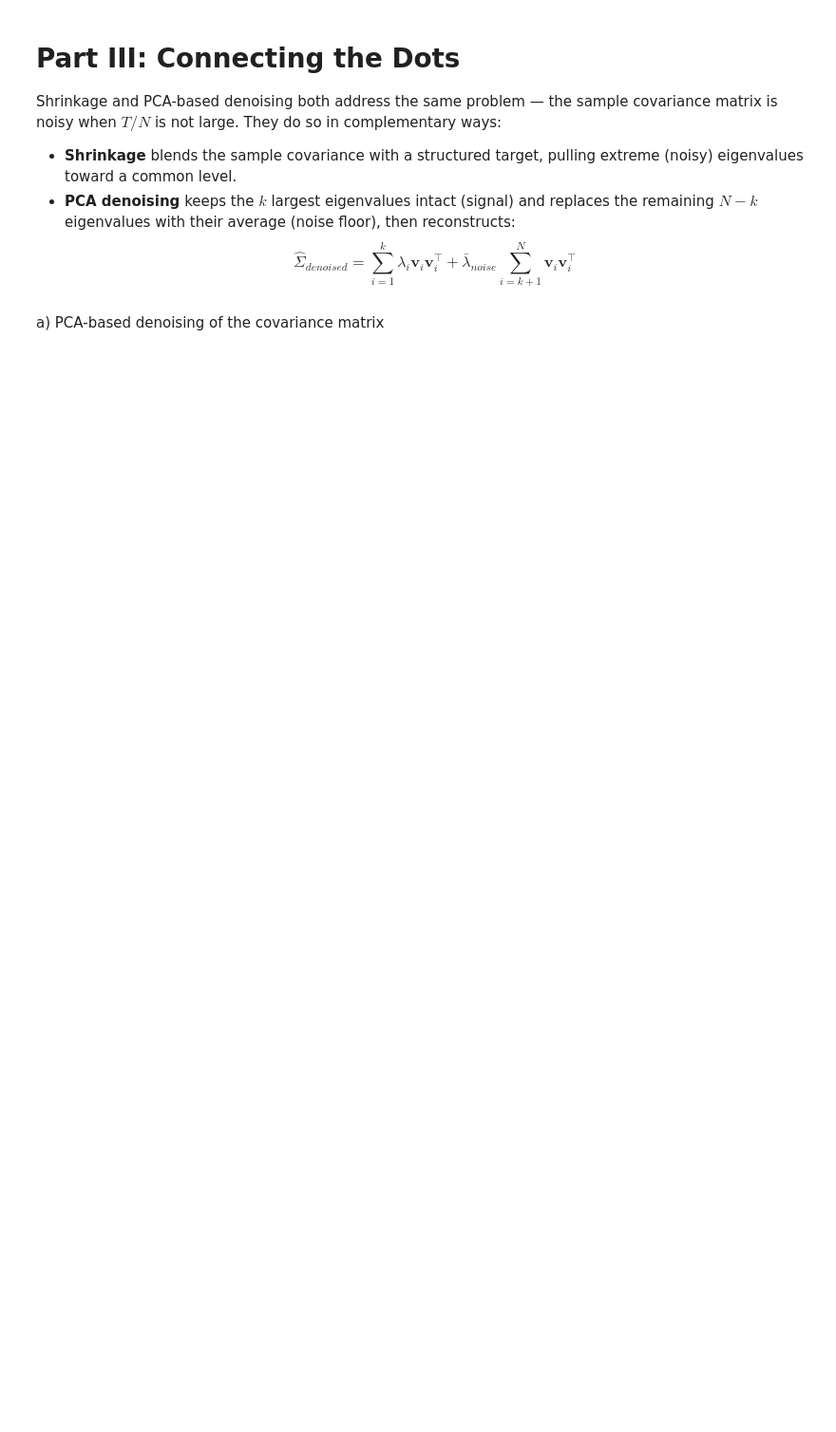
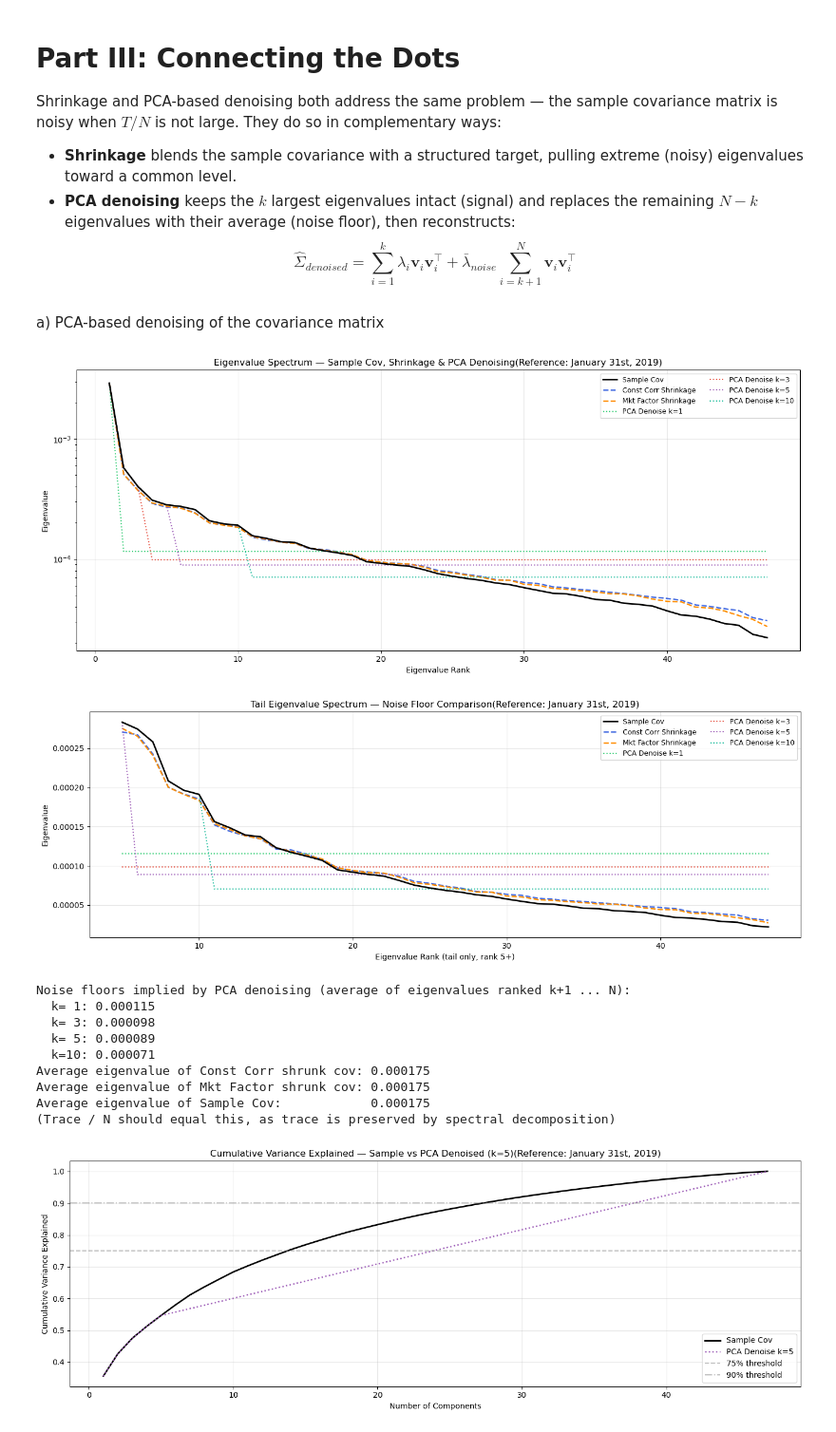
Before and after one commit to FiloCava03/Laboratory_3-, a Jupyter notebook: ex3_notebook.ipynb, the cells around one changed output. Shown at 95% size. Cells and saved outputs as stored; diff of their text form; code cells hidden in the pictures; blank space fills up the shorter version.

```diff
--- a/ex3_notebook.ipynb
+++ b/ex3_notebook.ipynb
@@ -936,10 +921,7 @@ a) PCA-based denoising of the covariance matrix
 # %%
 # Part III: Connecting the Dots
 # Reference date: January 31st, 2019
-# We study how PCA-based denoising relates to shrinkage methods by comparing
-# their eigenvalue spectra. We let k (number of retained PCs) vary in {1, 3, 5, 10}.
 
-import matplotlib.gridspec as gridspec
 
 target_date = pd.Timestamp("2019-01-31").date()
 k_values = [1, 3, 5, 10]
@@ -974,9 +956,8 @@ for k in k_values:
     _, denoised_eig = pca_denoise_covariance(sample_cov_np, k)
     denoised_eig_vals_per_k[k] = denoised_eig
 
-# -----------------------------------------------------------------------
 # Plot 1: Eigenvalue spectrum comparison across methods
-# -----------------------------------------------------------------------
+
 fig, ax = plt.subplots(figsize=(14, 6))
 
 component_idx = np.arange(1, N + 1)
@@ -1001,10 +982,9 @@ ax.grid(alpha=0.3)
 plt.tight_layout()
 plt.show()
 
-# -----------------------------------------------------------------------
 # Plot 2: Zoom on the tail of the spectrum (eigenvalues ranked 5 onwards)
 # to highlight how noise eigenvalues are treated differently
-# -----------------------------------------------------------------------
+
 fig, ax = plt.subplots(figsize=(14, 5))
 
 ax.plot(component_idx[4:], sample_eig_vals[4:], label="Sample Cov",
@@ -1026,10 +1006,10 @@ ax.grid(alpha=0.3)
 plt.tight_layout()
 plt.show()
 
-# -----------------------------------------------------------------------
+
 # Plot 3: For each k, show the noise floor implied by PCA denoising
 # vs the average noise eigenvalue of each shrinkage method
-# -----------------------------------------------------------------------
+
 pca_noise_floors = {k: np.mean(sample_eig_vals[k:]) for k in k_values}
 
 print("Noise floors implied by PCA denoising (average of eigenvalues ranked k+1 ... N):")
@@ -1039,59 +1019,50 @@ for k, floor in pca_noise_floors.items():
 print(f"Average eigenvalue of Const Corr shrunk cov: {const_corr_eig_vals.mean():.6f}")
 print(f"Average eigenvalue of Mkt Factor shrunk cov: {mkt_factor_eig_vals.mean():.6f}")
 print(f"Average eigenvalue of Sample Cov:            {sample_eig_vals.mean():.6f}")
-print(f"(Trace / N should equal this, as trace is preserved by spectral decomposition)")
 
-# -----------------------------------------------------------------------
 # Variance explained — sample vs denoised (k=5 as example)
-# -----------------------------------------------------------------------
+
 cum_var_sample = np.cumsum(sample_eig_vals) / sample_eig_vals.sum()
 cum_var_denoised_k5 = np.cumsum(sorted(denoised_eig_vals_per_k[5], reverse=True)) / denoised_eig_vals_per_k[5].sum()
 
 fig, ax = plt.subplots(figsize=(14, 5))
 ax.plot(component_idx, cum_var_sample, label="Sample Cov", linewidth=2, color="black")
 ax.plot(component_idx, cum_var_denoised_k5, label="PCA Denoise k=5",
         linewidth=1.8, linestyle=":", color="#9b59b6")
 ax.axhline(0.75, color="grey", linestyle="--", alpha=0.5, label="75% threshold")
 ax.axhline(0.90, color="grey", linestyle="-.", alpha=0.5, label="90% threshold")
 ax.set_xlabel("Number of Components")
 ax.set_ylabel("Cumulative Variance Explained")
 ax.set_title("Cumulative Variance Explained — Sample vs PCA Denoised (k=5)(Reference: January 31st, 2019)")
 ax.legend()
 ax.grid(alpha=0.3)
 plt.tight_layout()
 plt.show()
 
-# -----------------------------------------------------------------------
+
 # Summary table: condition numbers
-# -----------------------------------------------------------------------
 cond_results = {}
 cond_results["Sample Cov"] = np.linalg.cond(sample_cov_np)
 cond_results["Const Corr Shrinkage"] = np.linalg.cond(const_corr_shrunk)
 cond_results["Mkt Factor Shrinkage"] = np.linalg.cond(mkt_factor_shrunk)
 for k in k_values:
     denoised_cov, _ = pca_denoise_covariance(sample_cov_np, k)
     cond_results[f"PCA Denoise k={k}"] = np.linalg.cond(denoised_cov)
 
 print("Condition Numbers (January 31st, 2019):")
 print("-" * 40)
 for method, cond in cond_results.items():
     print(f"  {method:<30}: {cond:>12.1f}")
-
-# -----------------------------------------------------------------------
-# Part IIIb: Why does shrinkage not fully show its merits with N~50?
-# -----------------------------------------------------------------------
-print("--- Part IIIb: Shrinkage and the T/N ratio ---")
-T_eff = target_window.shape[0]
-N_eff = target_window.shape[1]
-print(f"Estimation window: T={T_eff} observations, N={N_eff} assets")
-print(f"T/N ratio = {T_eff/N_eff:.1f}")
-print()
-print("Explanation:")
-print("  The benefit of shrinkage grows as N/T increases (i.e. T/N decreases).")
-print("  With N~50 and T~756 (3 years daily), T/N ~ 15, which is a fairly")
-print("  comfortable ratio. The sample covariance is already a reasonable")
-print("  estimator in this regime, so shrinkage offers only modest improvements.")
-print("  In practice, shrinkage is most impactful when N is in the hundreds or")
-print("  thousands relative to T (e.g., large-cap universes or high-frequency")
-print("  data cut to monthly), where the sample covariance becomes singular or")
-print("  near-singular and estimation error dominates.")
+# %% [output]
+[figure, added]
+[figure, added]
+Noise floors implied by PCA denoising (average of eigenvalues ranked k+1 ... N):
+  k= 1: 0.000115
+  k= 3: 0.000098
+  k= 5: 0.000089
+  k=10: 0.000071
+Average eigenvalue of Const Corr shrunk cov: 0.000175
+Average eigenvalue of Mkt Factor shrunk cov: 0.000175
+Average eigenvalue of Sample Cov:            0.000175
+(Trace / N should equal this, as trace is preserved by spectral decomposition)
+[figure, added]
```
Also changed, not shown: parts of 21 cells of this notebook.
